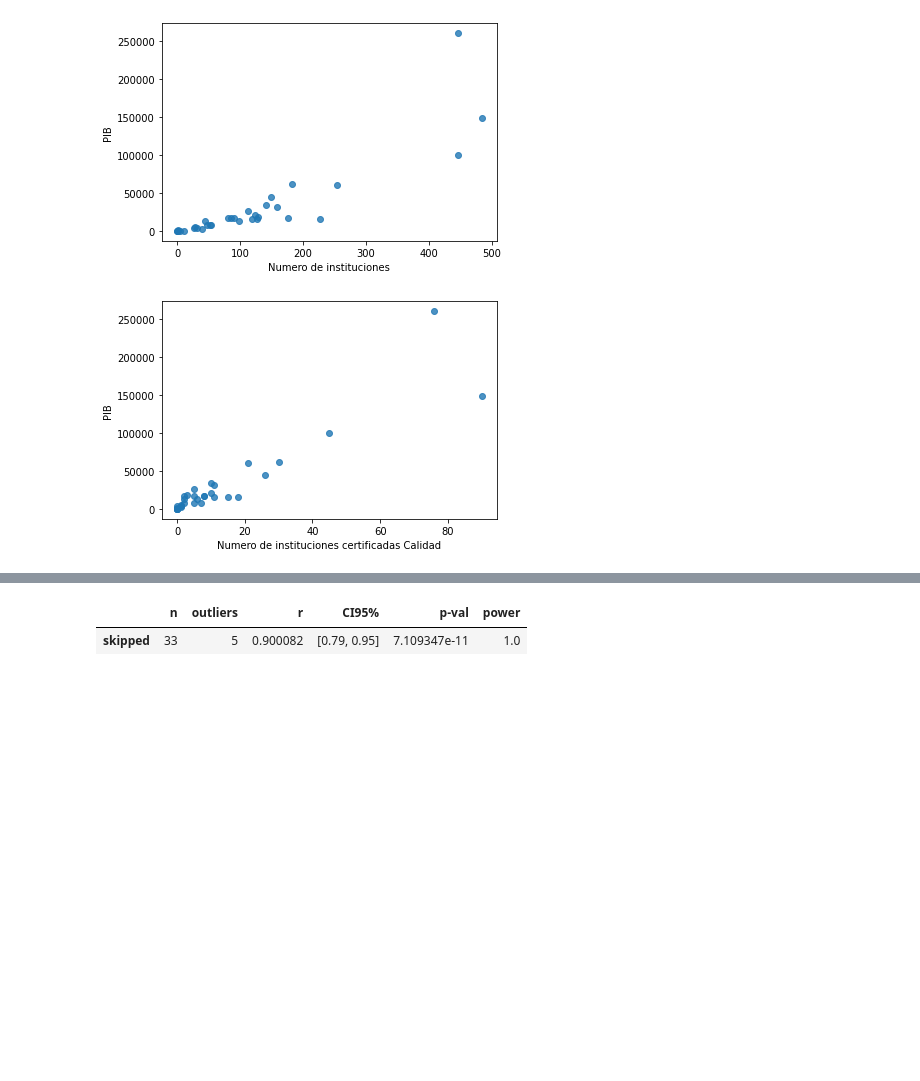
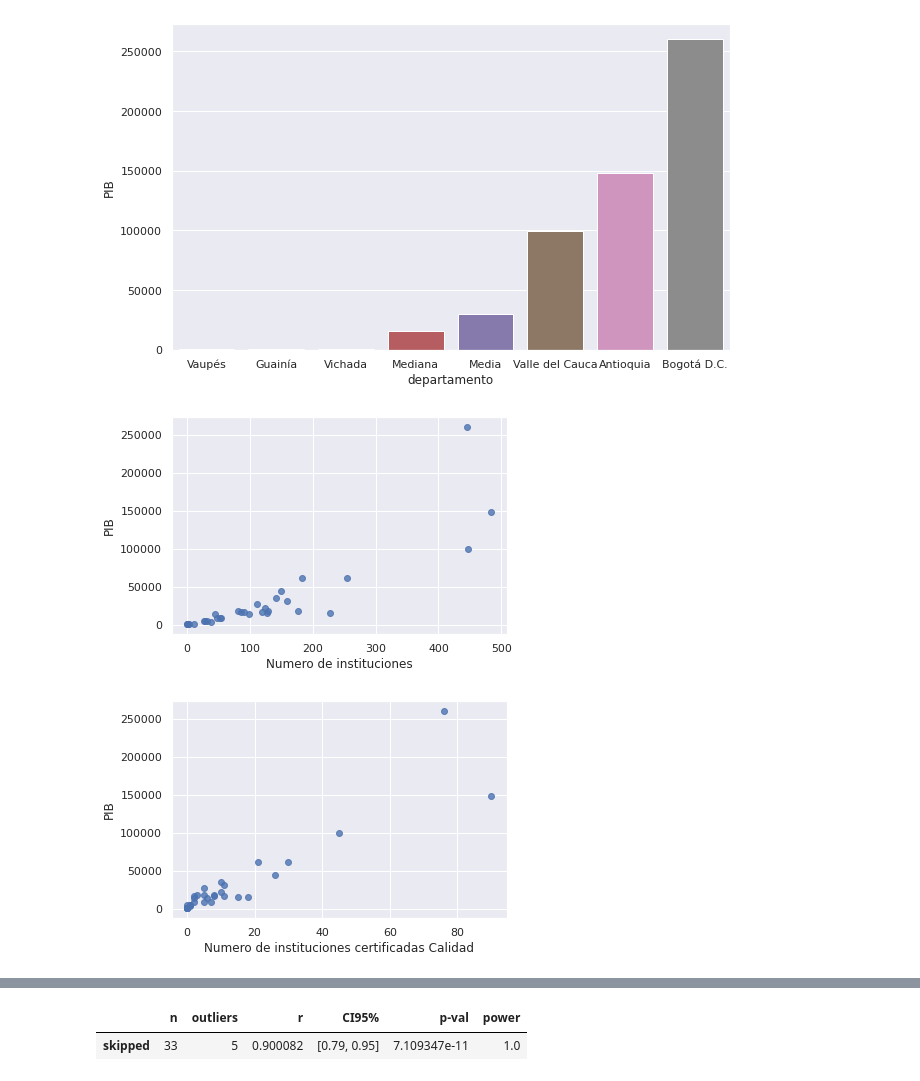
Before and after one commit to candrea/AnalisisPZI, a Jupyter notebook: PruebaTecnica.ipynb, the cells around one changed output, grey strips where cells are left out. Saved outputs shown, nothing was run; the diff lists cells and outputs as text; code cells hidden in the pictures; blank space fills up the shorter version.

```diff
--- a/PruebaTecnica.ipynb
+++ b/PruebaTecnica.ipynb
@@ -132,6 +132,15 @@ s = text(
 t = text(
 "SELECT DIVIPOLA, DEPARTAMENTO, SUM(_2020) AS PIB FROM PIB GROUP BY 1,2"
 )
+t1= text (
+"with min as (select divipola,departamento, round(avg(_2020),2) as min_PIB from PIB  group by 1,2 order by 3 limit 3), "
+" max as (select divipola,departamento, round(avg(_2020),2) as max_PIB from PIB   group by 1,2 order by 3 DESC limit 3),"
+" avg as (select  round(avg(_2020),2) as avg_PIB from PIB)"
+" select divipola,departamento, min_PIB as PIB from min union all"
+" select divipola,departamento, max_PIB from max"
+" UNION ALL select '' AS divipola, 'Media' AS departamento, avg_PIB from avg"
+
+)
 tt= text (
 "select p.divipola,p.departamento,SUM(CASE WHEN certificado_calidad='SI' THEN 1 ELSE 0 END)  as certificadas,"
 "SUM(CASE WHEN certificado_calidad='NO' THEN 1 ELSE 0 END)   AS no_certificadas,"
@@ -139,5 +148,5 @@ tt= text (
 "from PIB p left join instituciones i on p.divipola=i.divipola group by 1,2"
 
 )
-conn.execute(tt).fetchall()
+conn.execute(t1).fetchall()
 # %% [output]
@@ -162,5 +161,10 @@ conn.execute(tt).fetchall()
 df_instituciones = pd.read_sql(s,conn)
 df_PIB = pd.read_sql(t,conn)
 df_data = pd.read_sql(tt,conn)
-df_data
+median_value = np.percentile(df_data.PIB, 50)
+print(median_value)
+df_resumen_data = pd.read_sql(t1,conn)
+A = {'divipola':'','departamento':'Mediana','PIB':median_value}
+df_resumen_data=df_resumen_data.append(A,ignore_index=True)
+df_resumen_data
 # %% [output]
@@ -184,19 +181,25 @@ df_data
 # %%
 #Graphic analysis
 import matplotlib.pyplot as plt
 from matplotlib import style
 import seaborn as sns
+sns.set(rc = {'figure.figsize':(10,6)})
+sns.barplot(x='departamento',
+            y="PIB", data=df_resumen_data,
+            order=df_resumen_data.sort_values('PIB').departamento)
+
 fig, ax = plt.subplots(1, 1, figsize=(6,4))
 ax.scatter(x=df_data.total, y=df_data.PIB, alpha= 0.8)
 ax.set_xlabel('Numero de instituciones')
 ax.set_ylabel('PIB');
 fig, ax = plt.subplots(1, 1, figsize=(6,4))
 ax.scatter(x=df_data.certificadas, y=df_data.PIB, alpha= 0.8)
 ax.set_xlabel('Numero de instituciones certificadas Calidad')
 ax.set_ylabel('PIB');
 # %% [output]
-[figure, old version]
+[figure, new version]
-[figure, old version]
+[figure, new version]
+[figure, added]
 # %%
 import statsmodels.api as sm
 !pip install pingouin
```
Also changed, not shown: parts of 5 cells of this notebook.
